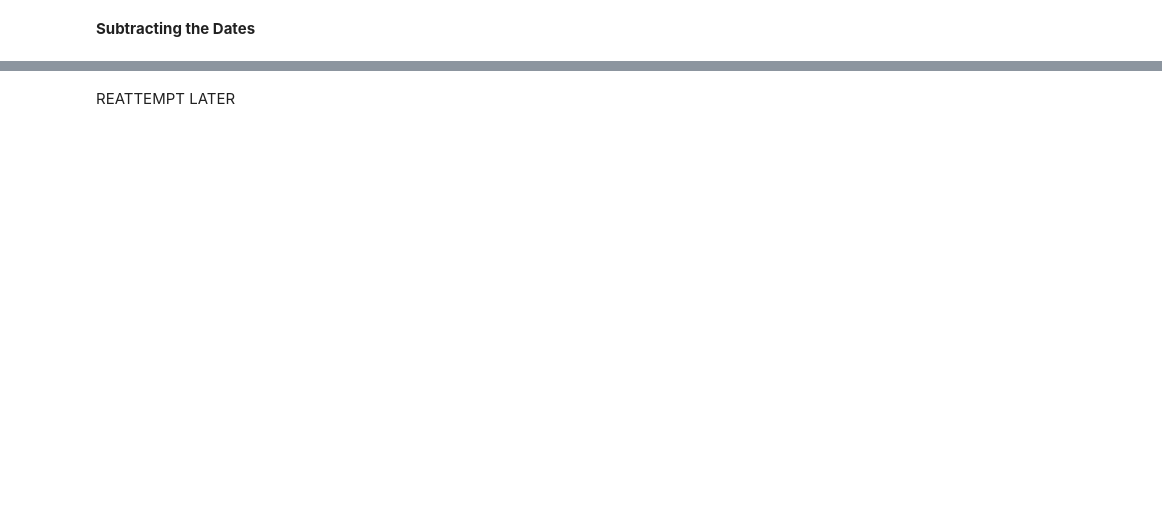
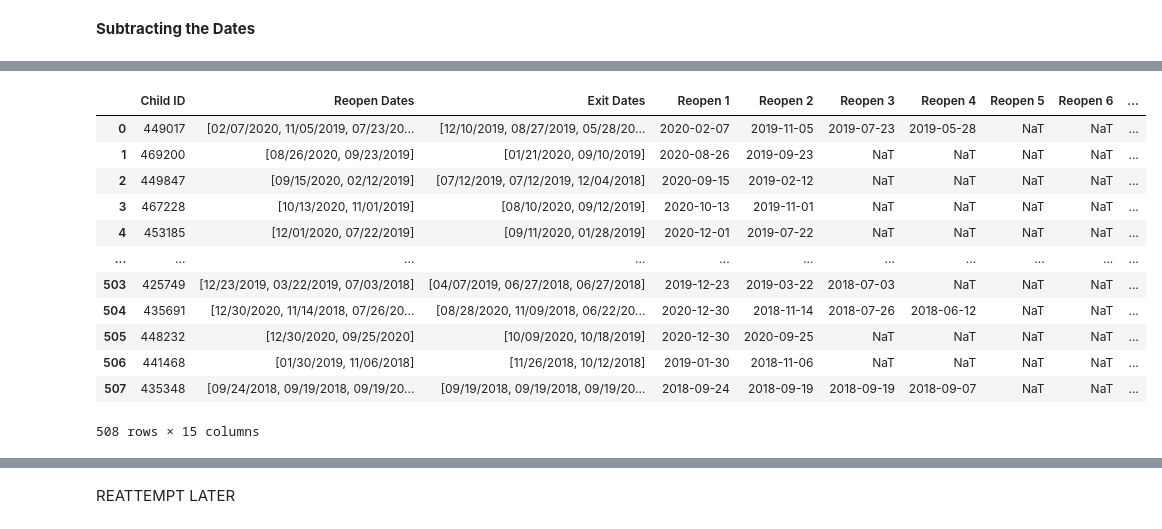
Before and after one commit to emmajordan19/ddid-rasberry-pi, a Jupyter notebook: notebook/TEIS Project.ipynb, the cells around one changed output, grey strips where cells are left out. Saved outputs shown, nothing was run; the diff lists cells and outputs as text; code cells hidden in the pictures; blank space fills up the shorter version.

```diff
--- a/notebook/TEIS Project.ipynb
+++ b/notebook/TEIS Project.ipynb
@@ -126,0 +477,3 @@ TEIS_reopened
+# %%
+multi_exit_dates = TEIS_multiple_dates['Exit Note'].str.findall(r'Exit Date: (\d{2}/\d{2}/\d{4})')
+multi_exit_dates
@@ -126,0 +493,4 @@ TEIS_reopened
+# %%
+subset = pd.concat([child_id, multi_reopen_dates, multi_exit_dates], axis = 1).reset_index(drop = True)
+subset.columns = ['Child ID', 'Reopen Dates', 'Exit Dates']
+subset
@@ -126,0 +511,21 @@ TEIS_reopened
+# %%
+subset_expand_reopen = pd.DataFrame(subset['Reopen Dates'].tolist(), columns = ['Reopen 1', 'Reopen 2', 'Reopen 3', 'Reopen 4', 'Reopen 5', 'Reopen 6']).apply(pd.to_datetime)
+# %%
+subset_expand_exit = pd.DataFrame(subset['Exit Dates'].tolist(), columns = ['Exit 1', 'Exit 2', 'Exit 3', 'Exit 4', 'Exit 5', 'Exit 6']).apply(pd.to_datetime)
+# %%
+subset_expanded = pd.concat([subset, subset_expand_reopen, subset_expand_exit], axis = 1)
+subset_expanded
+# %% [output]
+|  | Child ID | Reopen Dates | Exit Dates | Reopen 1 | Reopen 2 | Reopen 3 | Reopen 4 | Reopen 5 | Reopen 6 | ... |
+| 0 | 449017 | [02/07/2020, 11/05/2019, 07/23/20... | [12/10/2019, 08/27/2019, 05/28/20... | 2020-02-07 | 2019-11-05 | 2019-07-23 | 2019-05-28 | NaT | NaT | ... |
+| 1 | 469200 | [08/26/2020, 09/23/2019] | [01/21/2020, 09/10/2019] | 2020-08-26 | 2019-09-23 | NaT | NaT | NaT | NaT | ... |
+| 2 | 449847 | [09/15/2020, 02/12/2019] | [07/12/2019, 07/12/2019, 12/04/2018] | 2020-09-15 | 2019-02-12 | NaT | NaT | NaT | NaT | ... |
+| 3 | 467228 | [10/13/2020, 11/01/2019] | [08/10/2020, 09/12/2019] | 2020-10-13 | 2019-11-01 | NaT | NaT | NaT | NaT | ... |
+| 4 | 453185 | [12/01/2020, 07/22/2019] | [09/11/2020, 01/28/2019] | 2020-12-01 | 2019-07-22 | NaT | NaT | NaT | NaT | ... |
+| ... | ... | ... | ... | ... | ... | ... | ... | ... | ... | ... |
+| 503 | 425749 | [12/23/2019, 03/22/2019, 07/03/2018] | [04/07/2019, 06/27/2018, 06/27/2018] | 2019-12-23 | 2019-03-22 | 2018-07-03 | NaT | NaT | NaT | ... |
+| 504 | 435691 | [12/30/2020, 11/14/2018, 07/26/20... | [08/28/2020, 11/09/2018, 06/22/20... | 2020-12-30 | 2018-11-14 | 2018-07-26 | 2018-06-12 | NaT | NaT | ... |
+| 505 | 448232 | [12/30/2020, 09/25/2020] | [10/09/2020, 10/18/2019] | 2020-12-30 | 2020-09-25 | NaT | NaT | NaT | NaT | ... |
+| 506 | 441468 | [01/30/2019, 11/06/2018] | [11/26/2018, 10/12/2018] | 2019-01-30 | 2018-11-06 | NaT | NaT | NaT | NaT | ... |
+| 507 | 435348 | [09/24/2018, 09/19/2018, 09/19/20... | [09/19/2018, 09/19/2018, 09/19/20... | 2018-09-24 | 2018-09-19 | 2018-09-19 | 2018-09-07 | NaT | NaT | ... |
+508 rows × 15 columns
```
Also changed, not shown: parts of 53 cells of this notebook.
